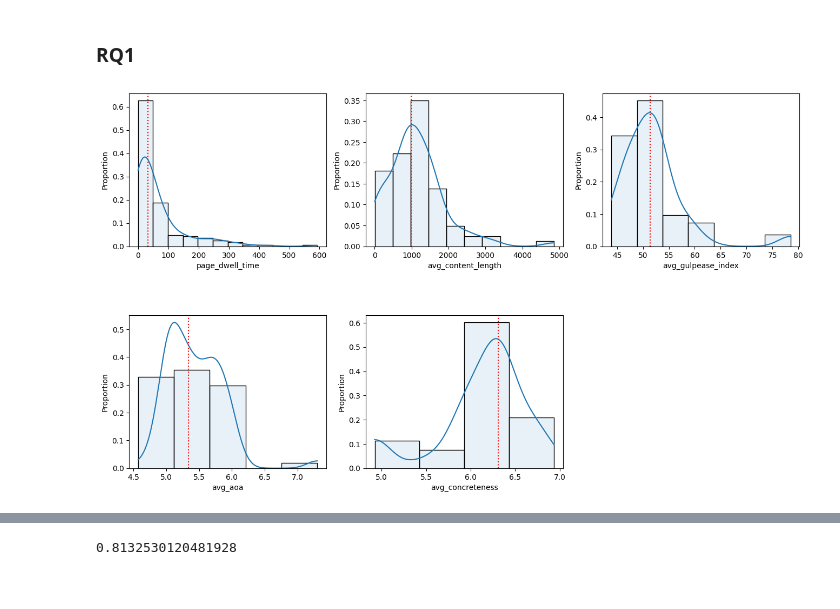
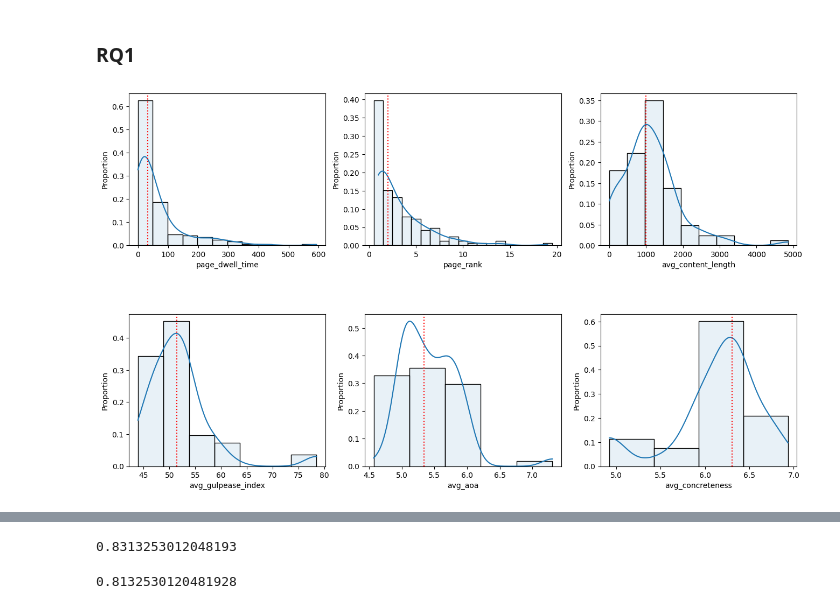
Before and after one commit to SOLandChildren/CHIIR27_LogAnalysis, a Jupyter notebook: information_distillation.ipynb, the cells around one changed output, grey strips where cells are left out. Drawn from its saved outputs; the diff is of its cells as text; code cells hidden in the pictures.

Commit message:
edited analysis for RQ1 and added an extra feature under information distillation

```diff
--- a/information_distillation.ipynb
+++ b/information_distillation.ipynb
@@ -157,7 +161,7 @@ import pandas as pd
 
 information_distillation_df = pd.read_csv("Data/information_distillation_df.csv")
 categories = ["page_dwell_time",
-            #   "rank",
+              "page_rank",
               "avg_content_length", "avg_gulpease_index", "avg_aoa", "avg_concreteness"]
 # %%
 print(len(categories))
@@ -172,18 +176,18 @@ len(information_distillation_df.loc[information_distillation_df["effective_disti
 # %%
 from driver import get_descriptive_stats
 
 binwidth_map = {
     "page_dwell_time": 50,
-    "rank": 1,
+    "page_rank": 1,
     "avg_aoa": 0.5,
     "avg_gulpease_index": 5,
     "avg_content_length": 500,
     "avg_concreteness": 0.5
 }
 
 desc_stats = get_descriptive_stats(df=information_distillation_df, search_stage="information_distillation", categories=categories, ncols=3, nrows=2, binwidth_map=binwidth_map)
 desc_stats
 # %% [output]
-[figure, old version]
+[figure, new version]
 |  | category | mean | std_dev | max | min | median | modes |
 | 0 | page_dwell_time | 65.594633 | 90.957095 | 592.756000 | 0.171000 | 32.051000 | [0.171, 0.667, 1.392, 1.397, 1.76... |
@@ -194,3 +199,7 @@ desc_stats
+# %%
+len(information_distillation_df.loc[information_distillation_df["page_rank"]<=5])/len(information_distillation_df[~pd.isna(information_distillation_df["page_rank"])])
+# %% [output]
+0.8313253012048193
 # %%
 len(information_distillation_df.loc[information_distillation_df["page_dwell_time"]<100])/len(information_distillation_df[~pd.isna(information_distillation_df["page_dwell_time"])])
 # %% [output]
```
Also changed, not shown: parts of 10 cells of this notebook, 9 other files.
